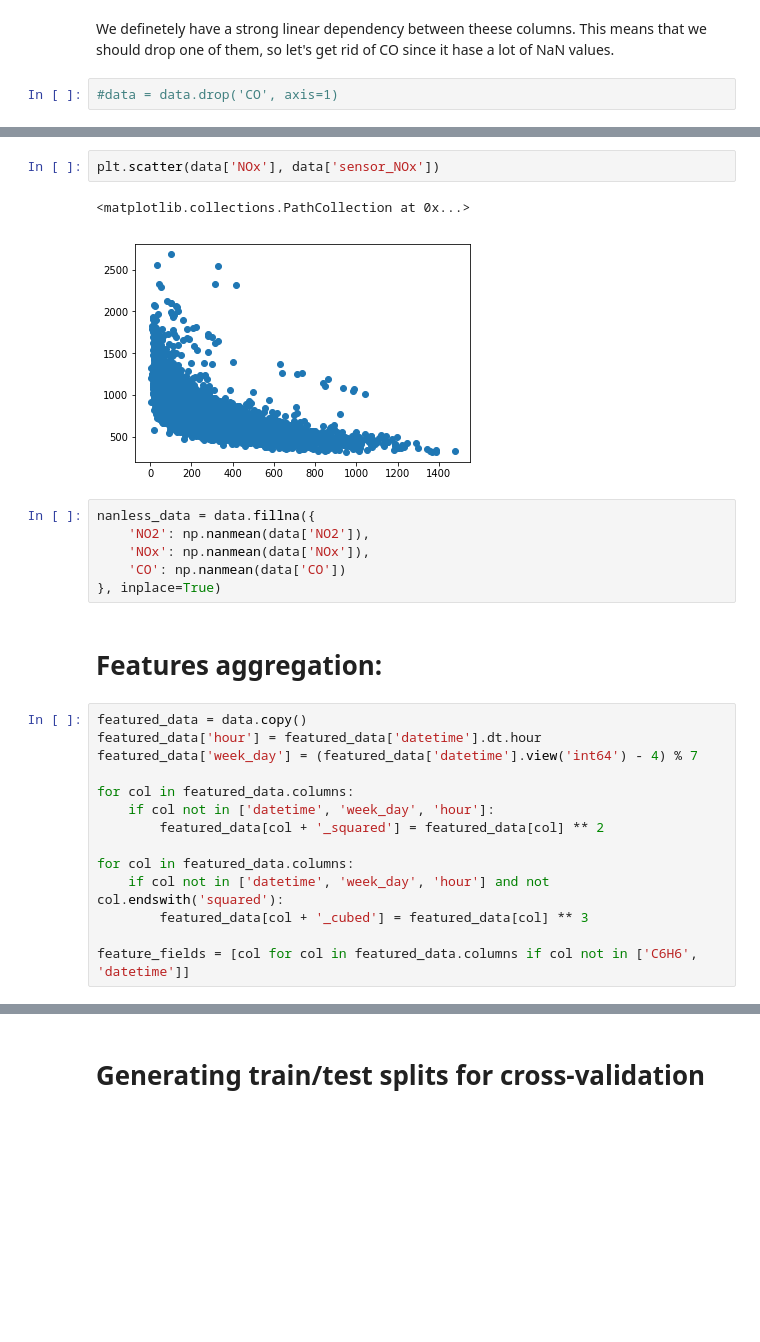
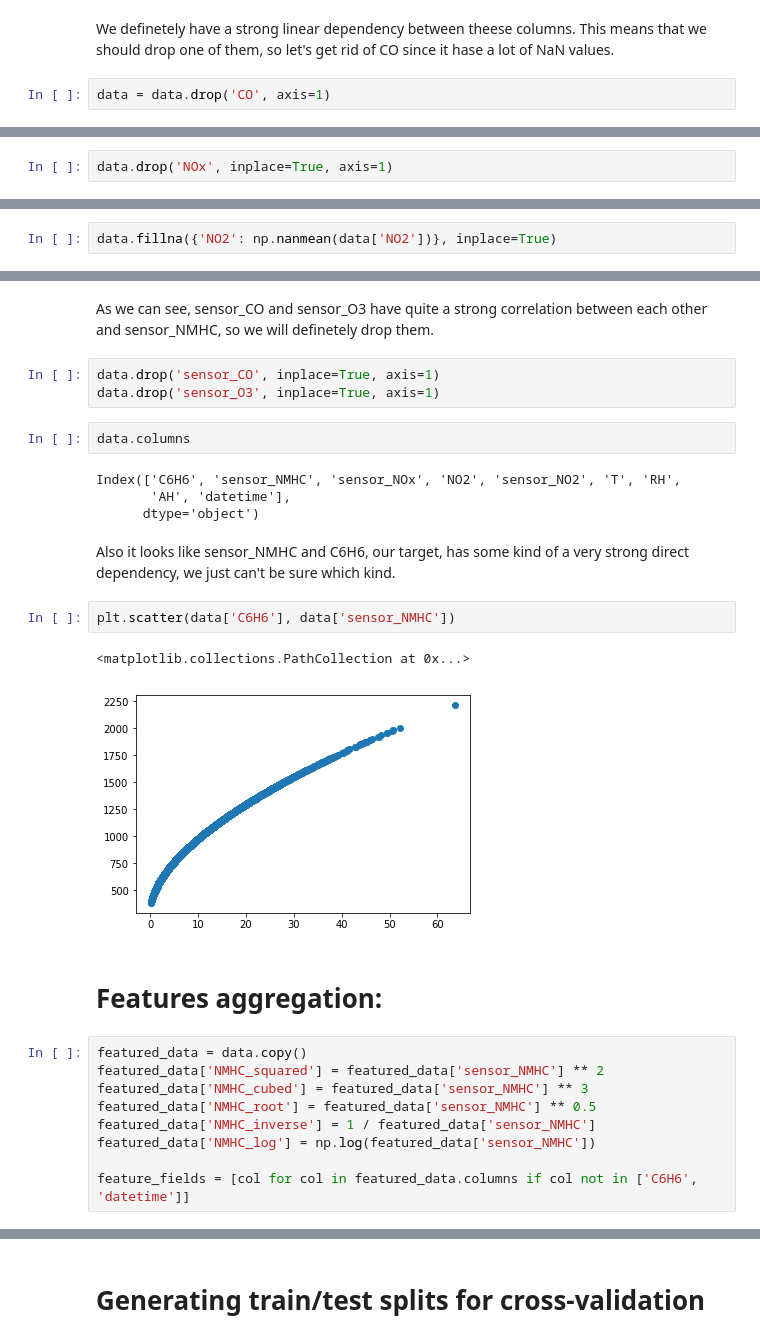
Before and after one commit to Goopard/DS-Homeworks, a Jupyter notebook: HW2.ipynb, the cells around one changed output, grey strips where cells are left out. Saved outputs shown, nothing was run; the diff lists cells and outputs as text; blank space fills up the shorter version.

```diff
--- a/HW2.ipynb
+++ b/HW2.ipynb
@@ -128,4 +156,4 @@ SpearmanrResult(correlation=0.8794221473544893, pvalue=0.0)
 # %% [markdown]
 We definetely have a strong linear dependency between theese columns. This means that we should drop one of them, so let's get rid of CO since it hase a lot of NaN values.
 # %%
-#data = data.drop('CO', axis=1)
+data = data.drop('CO', axis=1)
@@ -133,0 +184,2 @@ In case of NOx and its sensor, it looks like those columns have an inverse depen
+# %%
+data.drop('NOx', inplace=True, axis=1)
@@ -133,0 +202,2 @@ In case of NOx and its sensor, it looks like those columns have an inverse depen
+# %%
+data.fillna({'NO2': np.nanmean(data['NO2'])}, inplace=True)
@@ -134,28 +229,30 @@ In case of NOx and its sensor, it looks like those columns have an inverse depen
+# %% [markdown]
+As we can see, sensor_CO and sensor_O3 have quite a strong correlation between each other and sensor_NMHC, so we will definetely drop them.
+# %%
+data.drop('sensor_CO', inplace=True, axis=1)
+data.drop('sensor_O3', inplace=True, axis=1)
+# %%
+data.columns
+# %% [output]
+Index(['C6H6', 'sensor_NMHC', 'sensor_NOx', 'NO2', 'sensor_NO2', 'T', 'RH',
+       'AH', 'datetime'],
+      dtype='object')
+# %% [markdown]
+Also it looks like sensor_NMHC and C6H6, our target, has some kind of a very strong direct dependency, we just can't be sure which kind.
 # %%
-plt.scatter(data['NOx'], data['sensor_NOx'])
+plt.scatter(data['C6H6'], data['sensor_NMHC'])
 # %% [output]
 <matplotlib.collections.PathCollection at 0x...>
-[figure, old version]
+[figure, new version]
-# %%
-nanless_data = data.fillna({
-    'NO2': np.nanmean(data['NO2']),
-    'NOx': np.nanmean(data['NOx']),
-    'CO': np.nanmean(data['CO'])
-}, inplace=True)
 # %% [markdown]
 # Features aggregation:
 # %%
 featured_data = data.copy()
-featured_data['hour'] = featured_data['datetime'].dt.hour
-featured_data['week_day'] = (featured_data['datetime'].view('int64') - 4) % 7
-
-for col in featured_data.columns:
-    if col not in ['datetime', 'week_day', 'hour']:
-        featured_data[col + '_squared'] = featured_data[col] ** 2
-
-for col in featured_data.columns:
-    if col not in ['datetime', 'week_day', 'hour'] and not col.endswith('squared'):
-        featured_data[col + '_cubed'] = featured_data[col] ** 3
+featured_data['NMHC_squared'] = featured_data['sensor_NMHC'] ** 2
+featured_data['NMHC_cubed'] = featured_data['sensor_NMHC'] ** 3
+featured_data['NMHC_root'] = featured_data['sensor_NMHC'] ** 0.5
+featured_data['NMHC_inverse'] = 1 / featured_data['sensor_NMHC']
+featured_data['NMHC_log'] = np.log(featured_data['sensor_NMHC'])
 
 feature_fields = [col for col in featured_data.columns if col not in ['C6H6', 'datetime']]
 # %%
```
Also changed, not shown: parts of 46 cells of this notebook.
